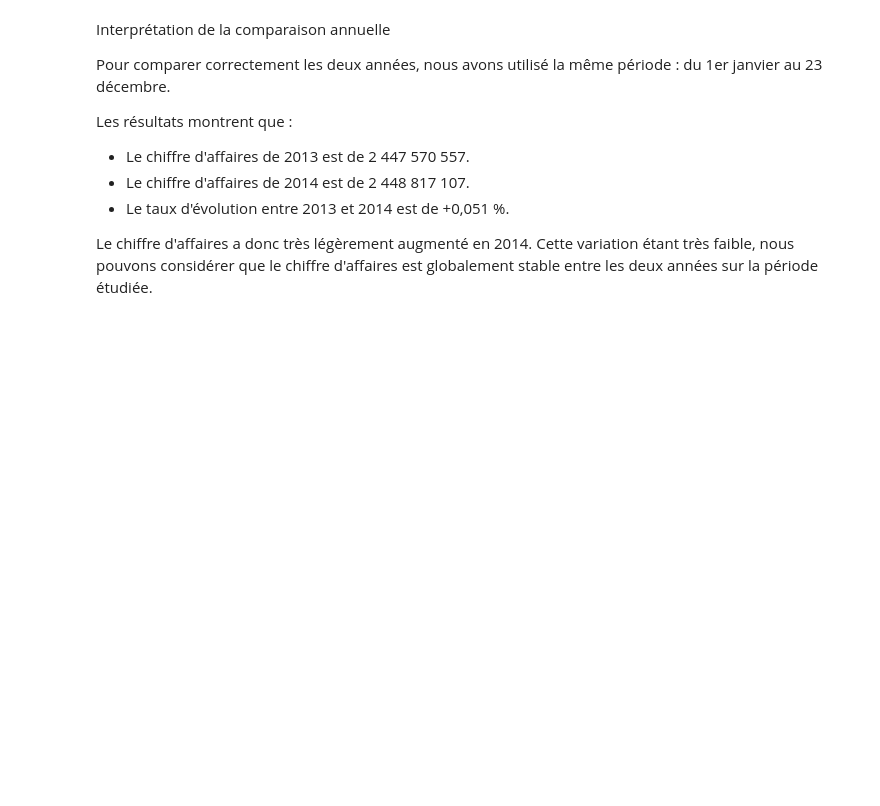
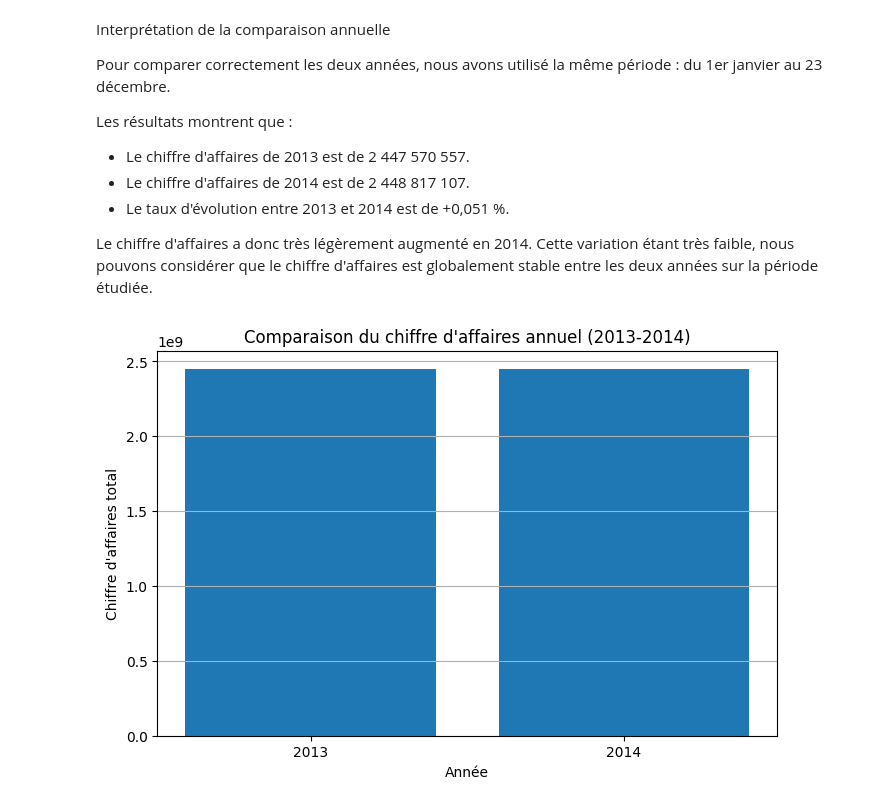
Before and after one commit to Youssoupha-ndiaye/Projet_ML_prediction_chiffres_affaires, a Jupyter notebook: Prediction_chiffres_affaires/notebooks/analyse_exploratoire.ipynb, the cells around one changed output. Cells and saved outputs as stored; diff of their text form; code cells hidden in the pictures; blank space fills up the shorter version.

Commit message:
Ajouter le graphique de comparaison annuelle

```diff
--- a/Prediction_chiffres_affaires/notebooks/analyse_exploratoire.ipynb
+++ b/Prediction_chiffres_affaires/notebooks/analyse_exploratoire.ipynb
@@ -524,3 +524,19 @@ Les résultats montrent que :
 - Le taux d'évolution entre 2013 et 2014 est de +0,051 %.
 
 Le chiffre d'affaires a donc très légèrement augmenté en 2014. Cette variation étant très faible, nous pouvons considérer que le chiffre d'affaires est globalement stable entre les deux années sur la période étudiée.
+# %%
+plt.figure(figsize=(8, 5))
+
+plt.bar(
+    ventes_annuelles_comparables["Annee"].astype(str),
+    ventes_annuelles_comparables["Sales"]
+)
+
+plt.title("Comparaison du chiffre d'affaires annuel (2013-2014)")
+plt.xlabel("Année")
+plt.ylabel("Chiffre d'affaires total")
+plt.grid(axis="y")
+
+plt.show()
+# %% [output]
+[figure, added]
```
Also changed, not shown: parts of 1 cell of this notebook.
